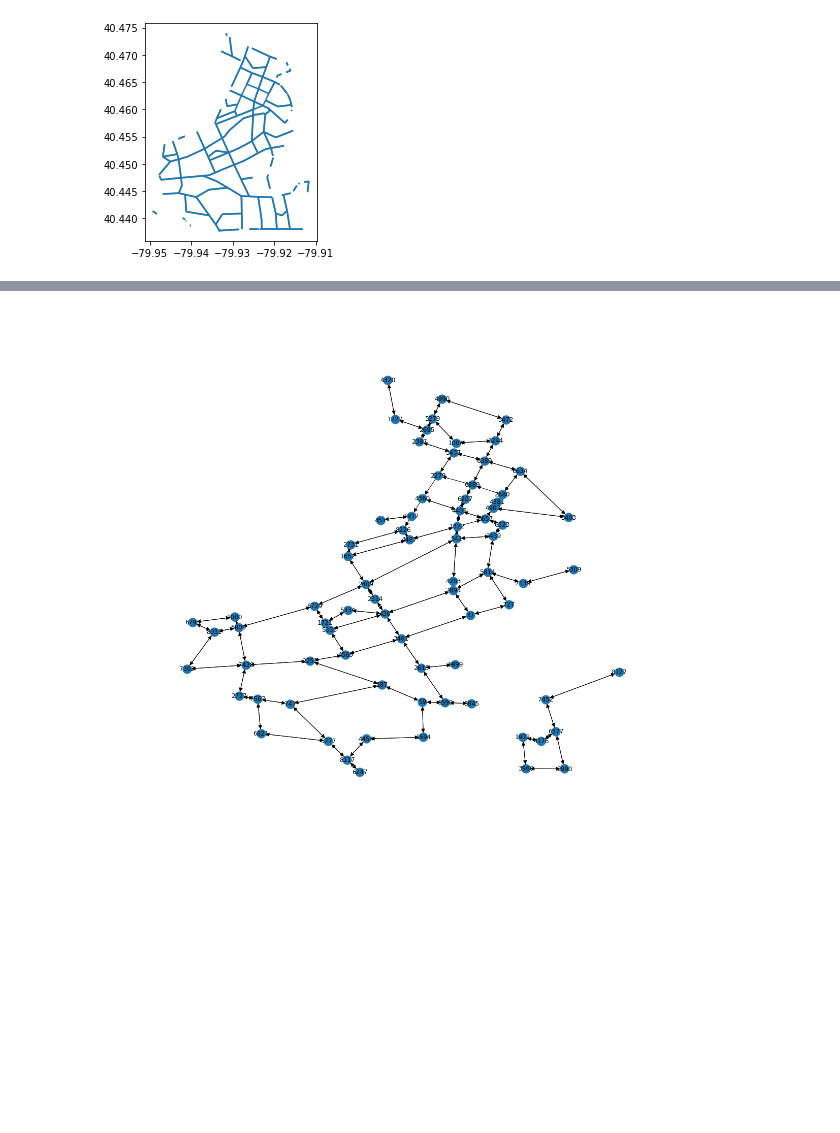
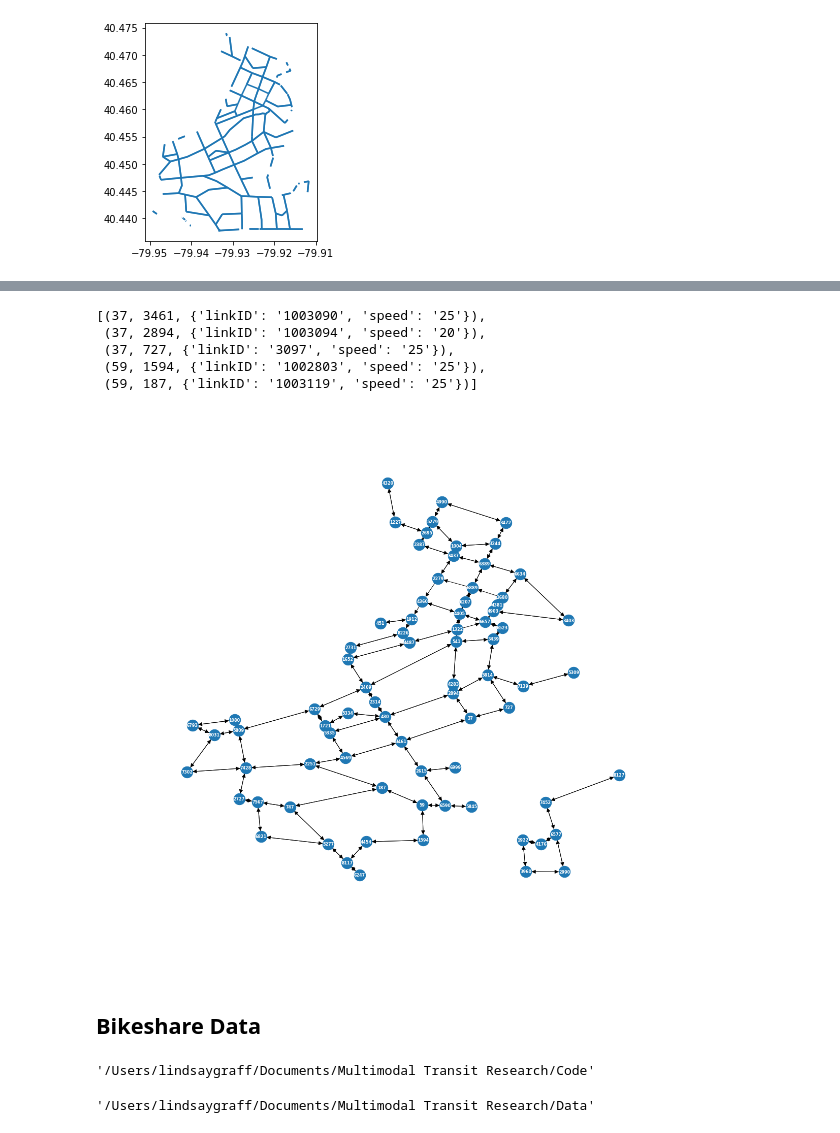
Before and after one commit to lgraff/Multimodal-Accessibility_notebooks, a Jupyter notebook: PGH_network.ipynb, the cells around one changed output, grey strips where cells are left out. Drawn from its saved outputs; the diff is of its cells as text; code cells hidden in the pictures; blank space fills up the shorter version.

```diff
--- a/PGH_network.ipynb
+++ b/PGH_network.ipynb
@@ -207,6 +191,10 @@ False
+# %%
+def nx_edge_attr(linkID, speed):
+    attr_dict = {'linkID': linkID, 'speed':speed}
+    return attr_dict
 # %%
-edges_clip['edge'] = edges_clip.apply(lambda l: (l['N1'], l['N2']), axis=1)
+#edges_clip['edge'] = edges_clip.apply(lambda l: (l['N1'], l['N2']), axis=1)
+edges_clip['attr'] = edges_clip.apply(lambda l: nx_edge_attr(l['linkID'], l['spd']), axis=1)# only include edges if the nodes they connect are also in the graph
 edges_clip_subset = edges_clip[(edges_clip['N1'].isin(G.nodes)) & (edges_clip['N2'].isin(G.nodes))]
-graph_edges = edges_clip_subset['edge'].tolist()
-#graph_edges
-G.add_edges_from(graph_edges)
+edges_clip_subset.head()
+edges_clip_subset.shape
@@ -212,0 +209,10 @@ G.add_edges_from(graph_edges)
+# %%
+graph_edges = list(zip(edges_clip_subset['N1'].tolist(), edges_clip_subset['N2'].tolist(),
+                       edges_clip_subset['attr'].tolist()))
+graph_edges[:5]
+# %% [output]
+[(37, 3461, {'linkID': '1003090', 'speed': '25'}),
+ (37, 2894, {'linkID': '1003094', 'speed': '20'}),
+ (37, 727, {'linkID': '3097', 'speed': '25'}),
+ (59, 1594, {'linkID': '1002803', 'speed': '25'}),
+ (59, 187, {'linkID': '1003119', 'speed': '25'})]
@@ -213,6 +222,8 @@ G.add_edges_from(graph_edges)
 # %%
+# draw the graph in networkx
 node_coords = nx.get_node_attributes(G, 'pos')
 fig, ax = plt.subplots(figsize=(20,20))
-nx.draw(G, pos=node_coords, with_labels=True, arrowsize=16, ax=ax)
+nx.draw(G, pos=node_coords, with_labels=True, font_color='white', font_size=8,  font_weight = 'bold',
+        node_size=500, arrowsize=16, ax=ax)
 # %% [output]
-[figure, old version]
+[figure, new version]
@@ -247,0 +230,14 @@ def draw_graph(G, all_node_color_map, node_color_legend, node_size, font_size, f
+# %% [markdown]
+## Bikeshare Data
+# %%
+# Healthy Ride depots:  https://data.wprdc.org/dataset/healthyride-stations
+cwd
+# %% [output]
+'/Users/lindsaygraff/Documents/Multimodal Transit Research/Code'
+# %%
+# Change directory to location of data
+new_dir = cwd.replace('Code','Data/')
+os.chdir(new_dir)
+os.getcwd()
+# %% [output]
+'/Users/lindsaygraff/Documents/Multimodal Transit Research/Data'
```
Also changed, not shown: parts of 43 cells of this notebook.
